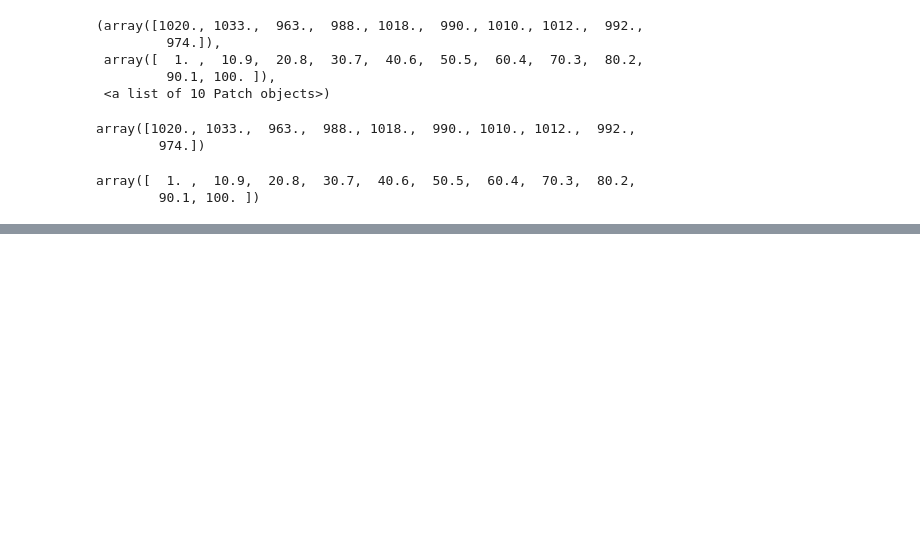
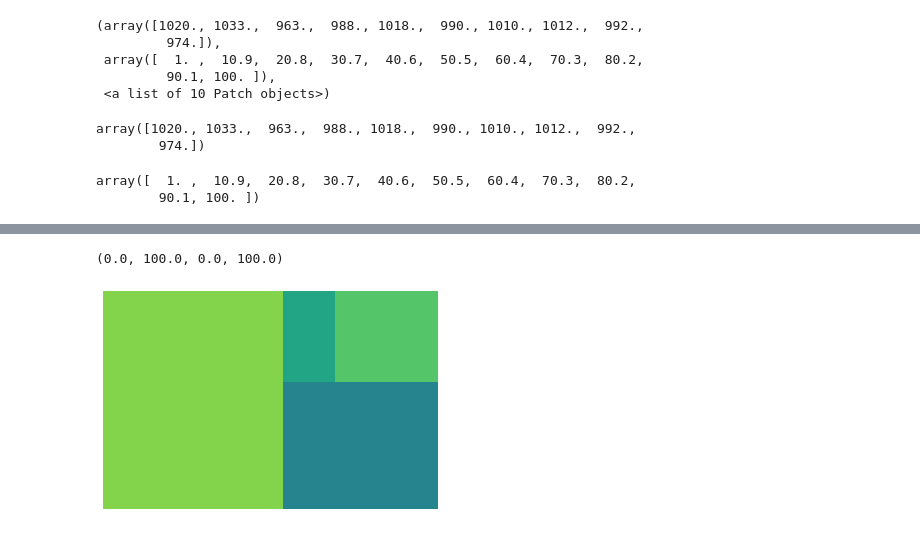
Before and after one commit to ploybongkot/data_viz_2022, a Jupyter notebook: DataViz04_Data_Comparison.ipynb, the cells around one changed output, grey strips where cells are left out. Cells and saved outputs as stored; diff of their text form; code cells hidden in the pictures; blank space fills up the shorter version.

```diff
--- a/DataViz04_Data_Comparison.ipynb
+++ b/DataViz04_Data_Comparison.ipynb
@@ -358,0 +371,8 @@ array([  1. ,  10.9,  20.8,  30.7,  40.6,  50.5,  60.4,  70.3,  80.2,
+# %%
+data = [500, 250, 60, 120]
+# %%
+squarify.plot(data)
+plt.axis('off')
+# %% [output]
+(0.0, 100.0, 0.0, 100.0)
+[figure, added]
```
Also changed, not shown: parts of 37 cells of this notebook.
